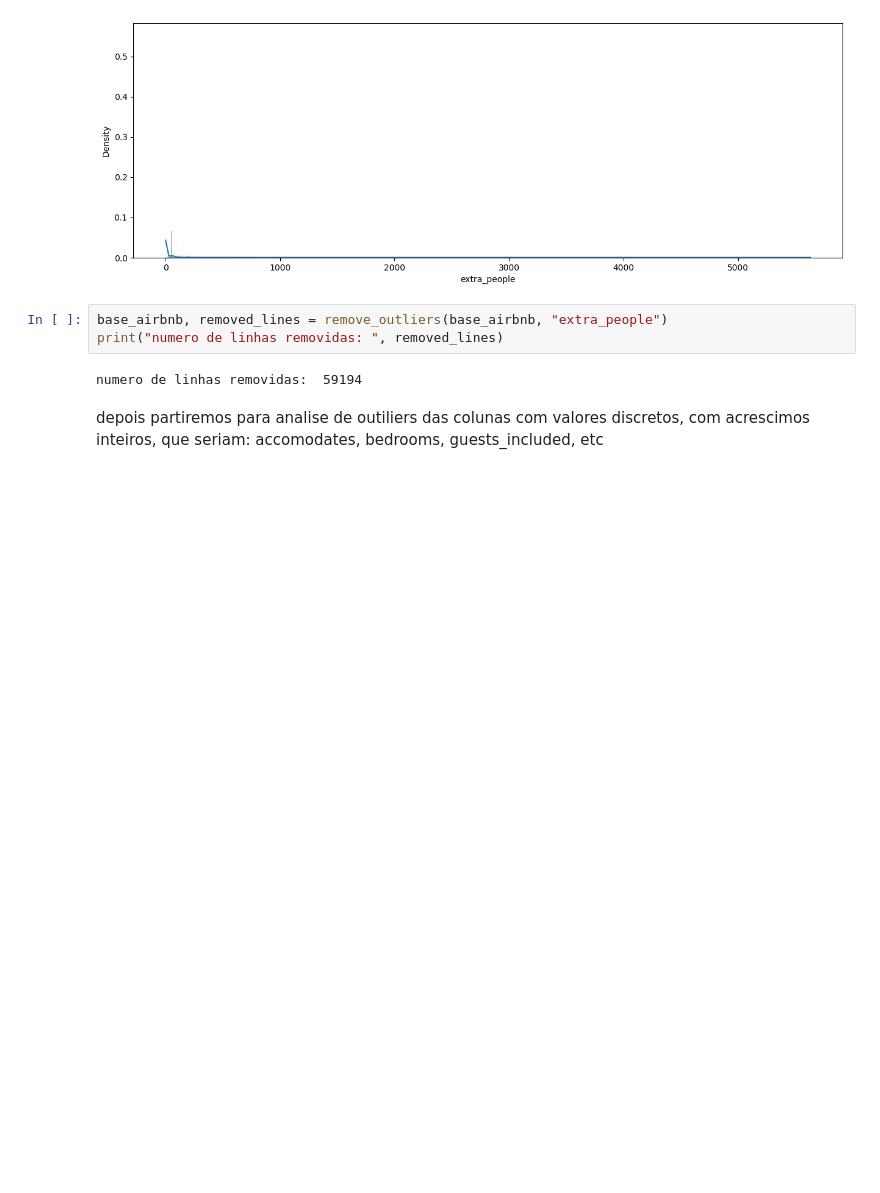
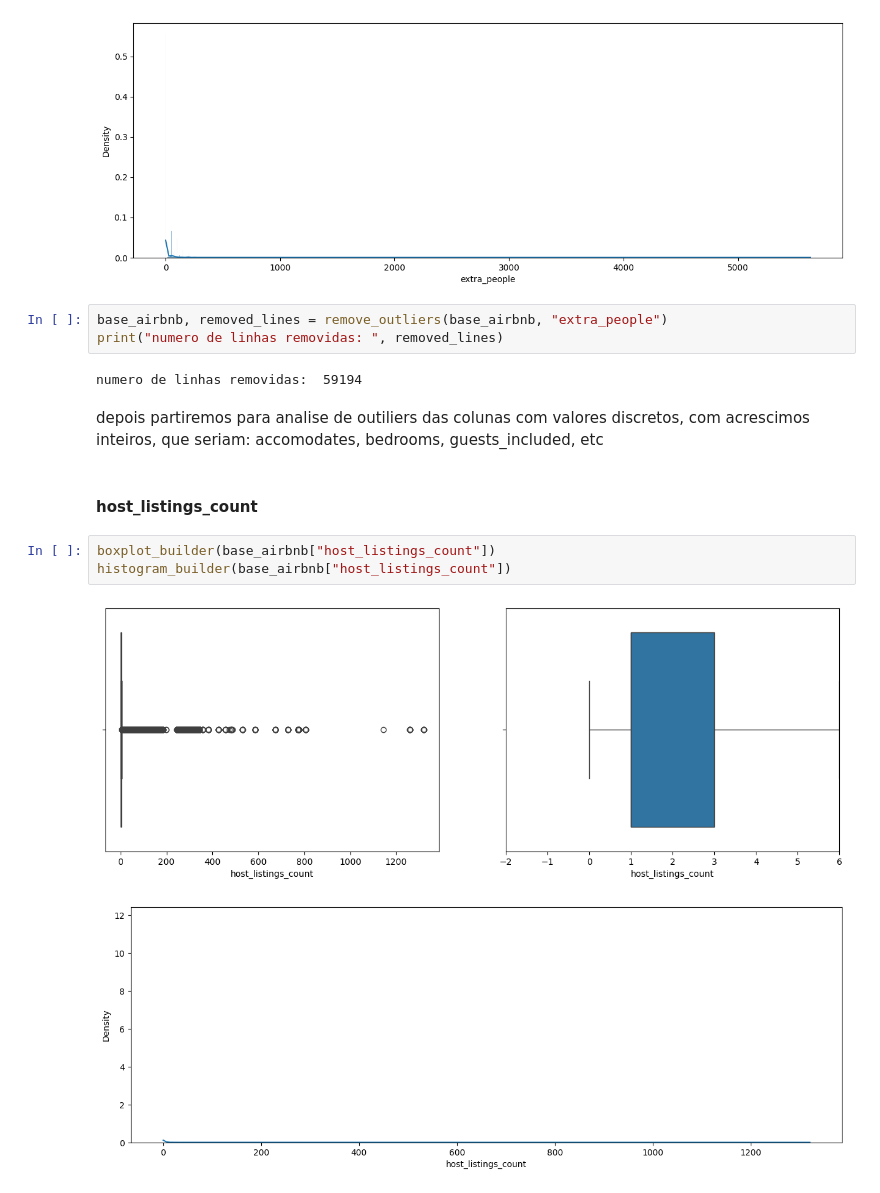
Before and after one commit to ghrisss/Wily, a Jupyter notebook: main.ipynb, the cells around one changed output. Drawn from its saved outputs; the diff is of its cells as text; blank space fills up the shorter version.

Commit message:
chore: inicio da analise para as colunas numericas com valores discretos - criacao de nova funcao para gerar grafico, com melhor visualizacao para essas colunas

```diff
--- a/main.ipynb
+++ b/main.ipynb
@@ -283,3 +289,11 @@ print("numero de linhas removidas: ", removed_lines)
 numero de linhas removidas:  59194
 # %% [markdown]
 depois partiremos para analise de outiliers das colunas com valores discretos, com acrescimos inteiros, que seriam: accomodates, bedrooms, guests_included, etc
+# %% [markdown]
+#### host_listings_count
+# %%
+boxplot_builder(base_airbnb["host_listings_count"])
+histogram_builder(base_airbnb["host_listings_count"])
+# %% [output]
+[figure, added]
+[figure, added]
```
Also changed, not shown: parts of 3 cells of this notebook.
